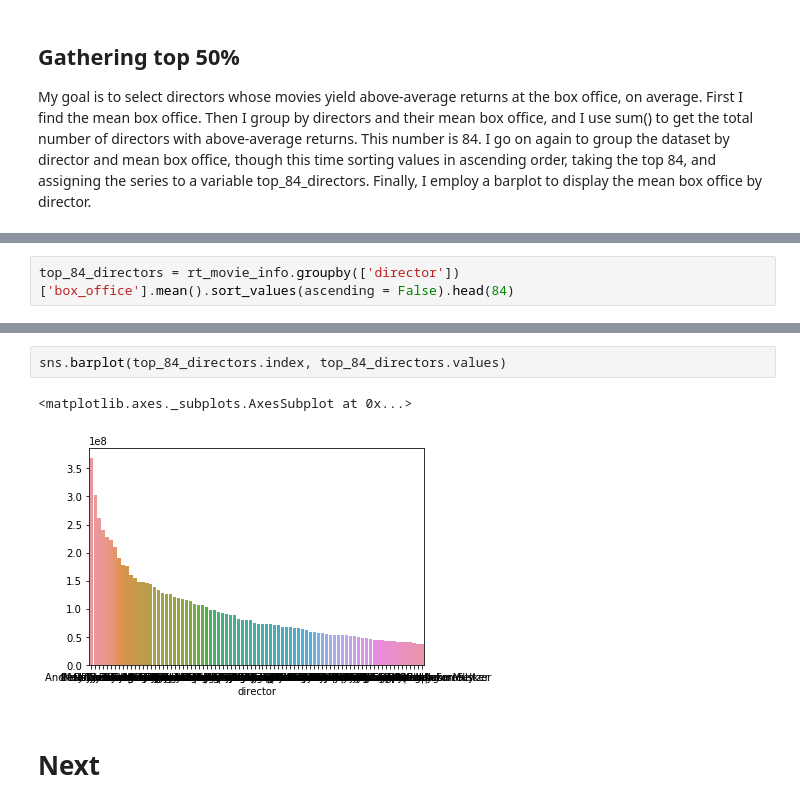
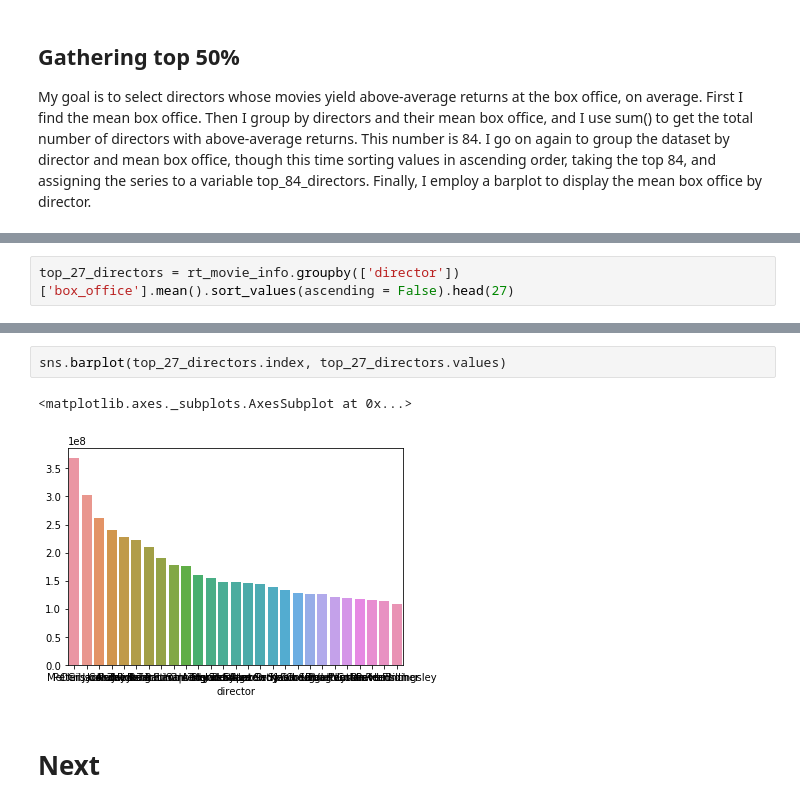
Before and after one commit to mrozenva/dsc-phase-1-project-campus, a Jupyter notebook: eda_notebook.ipynb, the cells around one changed output, grey strips where cells are left out. Saved outputs shown, nothing was run; the diff lists cells and outputs as text.

Commit message:
directors top 10 pct

```diff
--- a/eda_notebook.ipynb
+++ b/eda_notebook.ipynb
@@ -145,2 +145,2 @@ rt_gb_director = rt_movie_info.groupby(['director'])['box_office'].mean().sort_v
 # %%
-top_84_directors = rt_movie_info.groupby(['director'])['box_office'].mean().sort_values(ascending = False).head(84)
+top_27_directors = rt_movie_info.groupby(['director'])['box_office'].mean().sort_values(ascending = False).head(27)
@@ -163,8 +167,8 @@ Name: box_office, Length: 84, dtype: float64
 # %%
-sns.barplot(top_84_directors.index, top_84_directors.values)
+sns.barplot(top_27_directors.index, top_27_directors.values)
 # %% [output]
 <matplotlib.axes._subplots.AxesSubplot at 0x...>
-[figure, old version]
+[figure, new version]
 # %% [markdown]
 <h1> Next </h1>
 # %%
```
Also changed, not shown: parts of 6 cells of this notebook.
